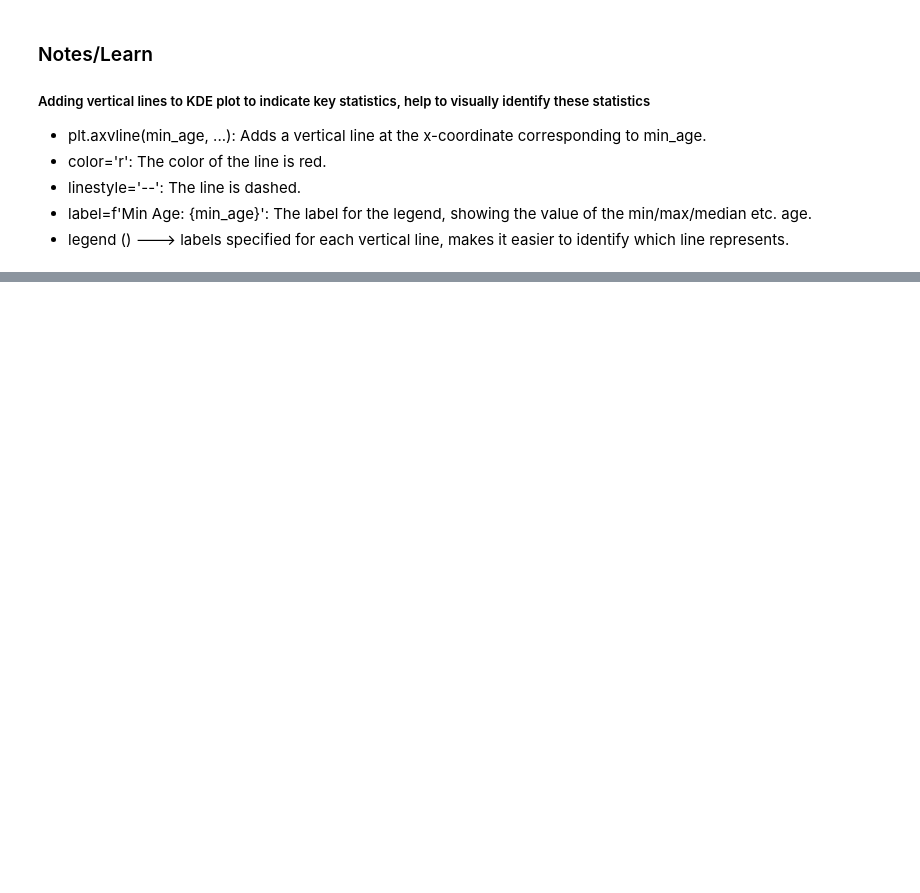
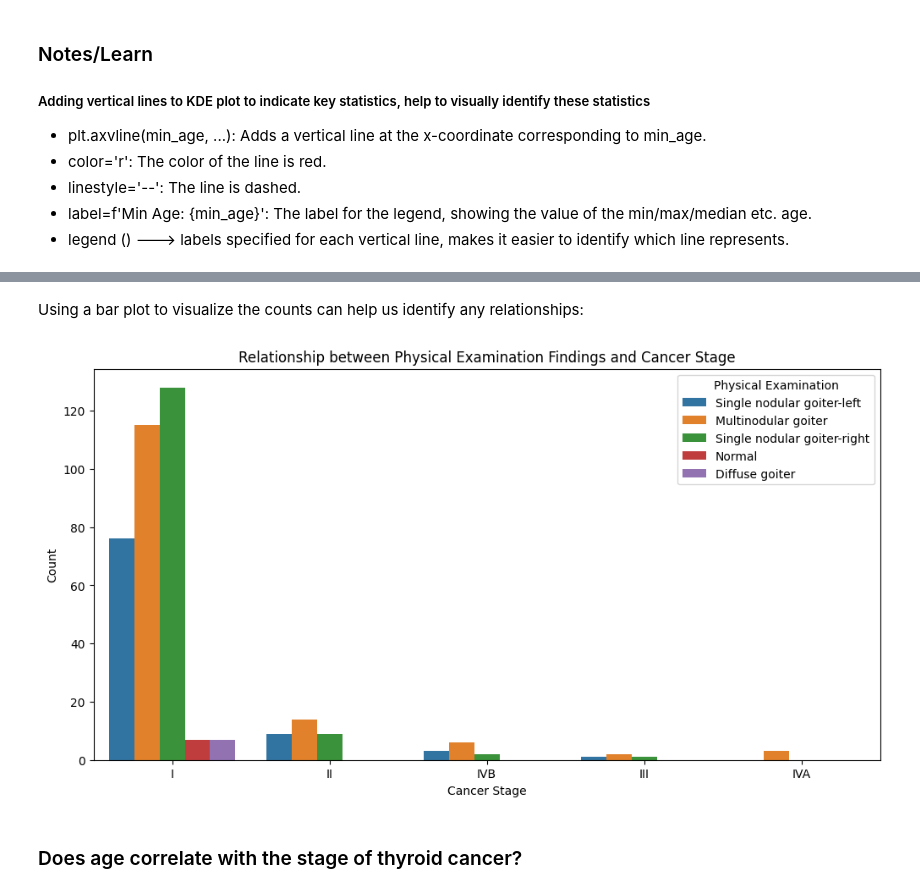
Before and after one commit to Angeliki1983/-Differentiated-Thyroid-Cancer-Recurrence, a Jupyter notebook: Thyroid_Cancer_Analysis.ipynb, the cells around one changed output, grey strips where cells are left out. Cells and saved outputs as stored; diff of their text form; code cells hidden in the pictures; blank space fills up the shorter version.

Commit message:
Physical Examination & Cancer Stage correlation

```diff
--- a/Thyroid_Cancer_Analysis.ipynb
+++ b/Thyroid_Cancer_Analysis.ipynb
@@ -243,0 +322,14 @@ y axis looks weird? Could I change it to show the exact frequency of each age va
+# %% [markdown]
+Using a bar plot to visualize the counts can help us identify any relationships:
+# %%
+plt.figure(figsize=(12, 6))
+sns.countplot(data=df, x='Stage', hue='Physical Examination')
+plt.title('Relationship between Physical Examination Findings and Cancer Stage')
+plt.xlabel('Cancer Stage')
+plt.ylabel('Count')
+plt.legend(title='Physical Examination')
+plt.show()
+# %% [output]
+[figure, added]
+# %% [markdown]
+###  Does age correlate with the stage of thyroid cancer?
```
Also changed, not shown: parts of 17 cells of this notebook.
